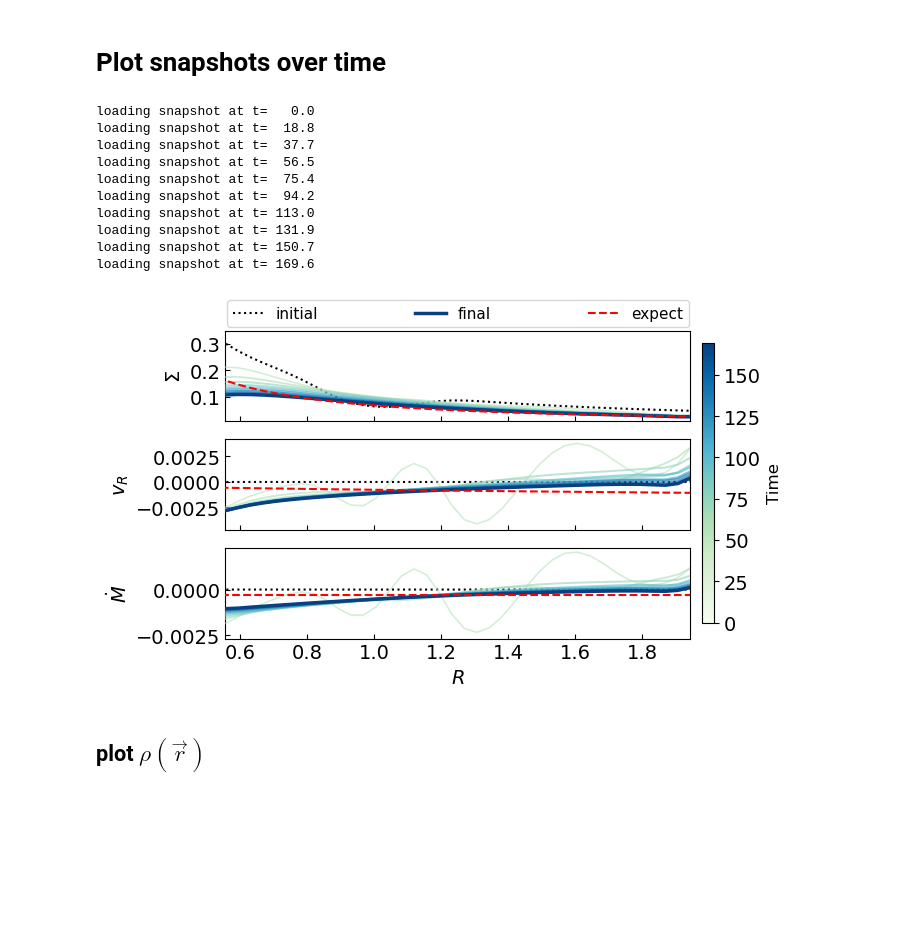
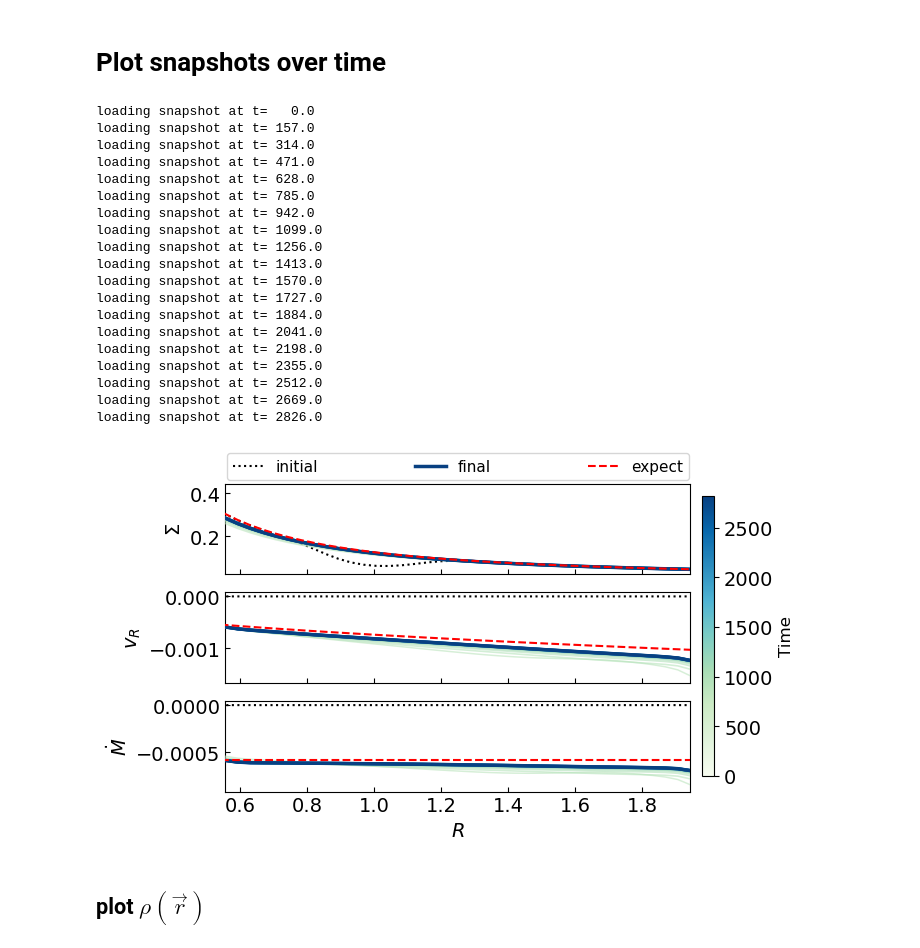
Before and after one commit to Jupiter1994/athena-warps, a Jupyter notebook: warped-disks/jiarus_diagnosis_3d.ipynb, the cells around one changed output. Cells and saved outputs as stored; diff of their text form; code cells hidden in the pictures; blank space fills up the shorter version.

Commit message:
i=0 disk w new BCs, correct forced Lhat; result slightly off

```diff
--- a/warped-disks/jiarus_diagnosis_3d.ipynb
+++ b/warped-disks/jiarus_diagnosis_3d.ipynb
@@ -13,14 +13,14 @@ import athena_read
 import glob
 # %%
 ## Snapshots registration
-path = '/scratch/phn2956/disk-sph9/'
+path = '/scratch/phn2956/disk-sph15/'
 #path = '/scratch/phn2956/disk-tilted3/'
 snapshot_list = sorted(glob.glob(path+'disk.out1.*.athdf'))
 # %% [markdown]
 # Plot snapshots over time
 # %%
 ## Plot density, v_r, and Mdot
-snapshot_plot = snapshot_list[0:60:6]
+snapshot_plot = snapshot_list[0:101:5]
 
 norm   = mcolors.PowerNorm(gamma=1.5, vmin=0, vmax=len(snapshot_plot)-1)
 colors = [GnBu(0.3 + 0.7 * norm(i)) for i in range(len(snapshot_plot))]
@@ -95,43 +95,52 @@ Mdot_sol  = Mdot[-1] * (rad_app/rad_app[-1])**0
 axs[0].plot(rad_app,Sigma_sol,c='r',lw=1.5,ls='--',zorder=zorder+200)
 axs[1].plot(rad_app,vR_sol,c='r',lw=1.5,ls='--',zorder=zorder+200)
 axs[2].plot(rad_app,Mdot_sol,c='r',lw=1.5,ls='--',zorder=zorder+200)
 axs[0].plot([],[],c='r',lw=1.5,ls='--',zorder=zorder+200,label='expect')
 
 #### labels
 axs[0].set_ylabel(r'$\Sigma$')
 axs[1].set_ylabel(r'$v_{R}$')
 axs[2].set_ylabel(r'$\dot{M}$')
 axs[-1].set_xlabel(r'$R$')
 axs[-1].set_xlim(rad_app[[3,-4]])
 
 axs[0].legend(
     fontsize=11,
     loc='lower left',
     bbox_to_anchor=(0., 1.02, 1., .102),
     ncol=3,
     mode="expand",
     borderaxespad=0.1
 )
 
 
 for ax in axs.flatten():
     ax.tick_params(which='both',direction='in')
 
 save_fig = True
 if save_fig:
     plt.savefig("Figs/snapshots.png", bbox_inches='tight')
 # %% [output]
 loading snapshot at t=   0.0
-loading snapshot at t=  18.8
-loading snapshot at t=  37.7
-loading snapshot at t=  56.5
-loading snapshot at t=  75.4
-loading snapshot at t=  94.2
-loading snapshot at t= 113.0
-loading snapshot at t= 131.9
-loading snapshot at t= 150.7
-loading snapshot at t= 169.6
+loading snapshot at t= 157.0
+loading snapshot at t= 314.0
+loading snapshot at t= 471.0
+loading snapshot at t= 628.0
+loading snapshot at t= 785.0
+loading snapshot at t= 942.0
+loading snapshot at t= 1099.0
+loading snapshot at t= 1256.0
+loading snapshot at t= 1413.0
+loading snapshot at t= 1570.0
+loading snapshot at t= 1727.0
+loading snapshot at t= 1884.0
+loading snapshot at t= 2041.0
+loading snapshot at t= 2198.0
+loading snapshot at t= 2355.0
+loading snapshot at t= 2512.0
+loading snapshot at t= 2669.0
+loading snapshot at t= 2826.0
-[figure, old version]
+[figure, new version]
 # %% [markdown]
 ## plot $\rho(\vec{r})$
 # %%
```
Also changed, not shown: parts of 1 cell of this notebook, 3 other files.
